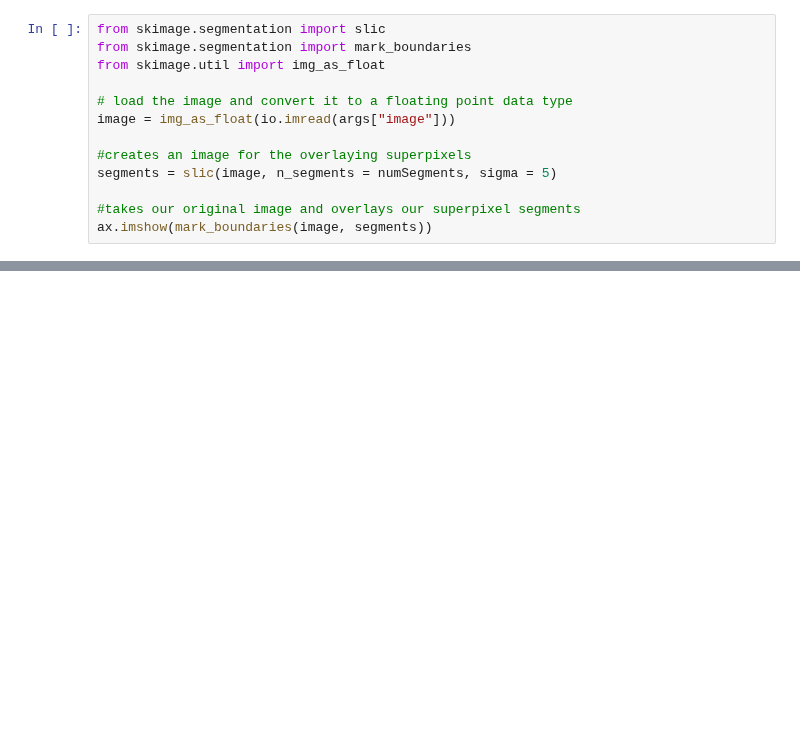
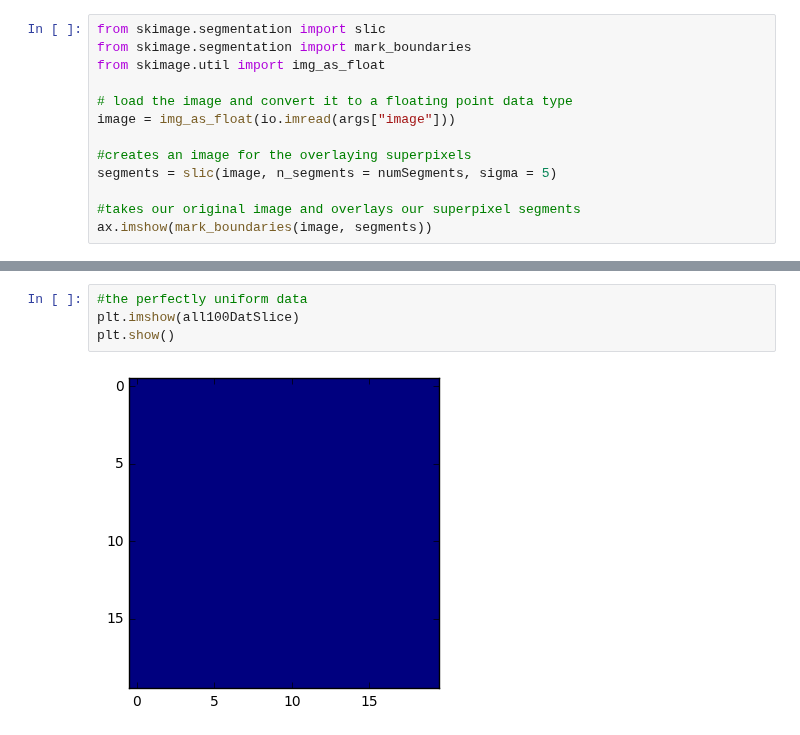
Before and after one commit to NeuroDataDesign/pan-synapse, a Jupyter notebook: background/SLIC_writeup.ipynb, the cells around one changed output, grey strips where cells are left out. Drawn from its saved outputs; the diff is of its cells as text; blank space fills up the shorter version.

```diff
--- a/background/SLIC_writeup.ipynb
+++ b/background/SLIC_writeup.ipynb
@@ -33,0 +64,6 @@ ax.imshow(mark_boundaries(image, segments))
+# %%
+#the perfectly uniform data
+plt.imshow(all100DatSlice)
+plt.show()
+# %% [output]
+[figure, added]
```
Also changed, not shown: parts of 7 cells of this notebook, 3 other files.
